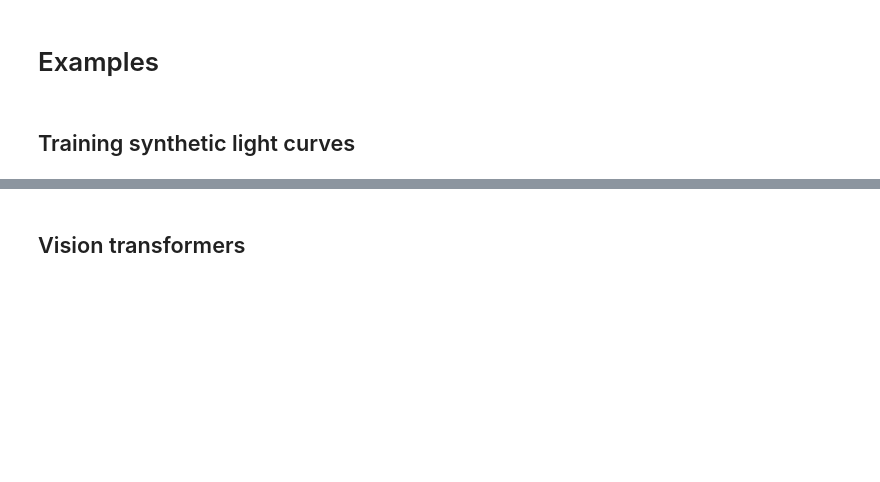
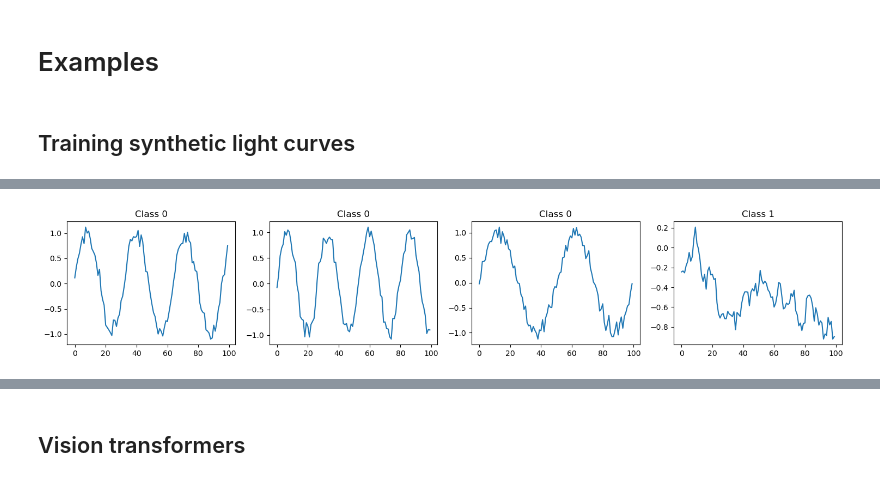
Before and after one commit to fforster/AS4501, a Jupyter notebook: ML_NNs/AS4501_Attention.ipynb, the cells around one changed output, grey strips where cells are left out. Saved outputs shown, nothing was run; the diff lists cells and outputs as text; code cells hidden in the pictures; blank space fills up the shorter version.

```diff
--- a/ML_NNs/AS4501_Attention.ipynb
+++ b/ML_NNs/AS4501_Attention.ipynb
@@ -250,0 +225,52 @@ Epoch 10: Loss = 0.0009, Accuracy = 1.0000
+# %%
+import torch
+import torch.nn as nn
+from torch.utils.data import Dataset, DataLoader, random_split
+import numpy as np
+import matplotlib.pyplot as plt
+from sklearn.metrics import confusion_matrix, ConfusionMatrixDisplay
+
+# === Synthetic Astronomical Dataset ===
+class LightCurveDataset(Dataset):
+    def __init__(self, n_samples=1000, seq_len=100):
+        self.data, self.labels, self.seq_len = [], [], seq_len
+        for _ in range(n_samples):
+            if np.random.rand() < 0.5:
+                freq = np.random.uniform(0.1, 0.5)
+                time = np.linspace(0, 10, seq_len)
+                mag = np.sin(2 * np.pi * freq * time) + 0.1 * np.random.randn(seq_len)
+                label = 0
+            else:
+                mag = np.cumsum(np.random.randn(seq_len)) * 0.1
+                label = 1
+            self.data.append(mag); self.labels.append(label)
+        self.data = torch.tensor(self.data, dtype=torch.float32).unsqueeze(-1)
+        self.labels = torch.tensor(self.labels, dtype=torch.long)
+    def __len__(self): return len(self.labels)
+    def __getitem__(self, idx): return self.data[idx], self.labels[idx]
+
+# === Data, split, loaders ===
+device = torch.device("cuda" if torch.cuda.is_available() else "cpu")
+dataset = LightCurveDataset(n_samples=2000)
+
+n_train = int(0.8 * len(dataset))
+n_test  = len(dataset) - n_train
+train_set, test_set = random_split(
+    dataset, [n_train, n_test],
+    generator=torch.Generator().manual_seed(42),
+)
+train_loader = DataLoader(train_set, batch_size=64, shuffle=True)
+test_loader  = DataLoader(test_set,  batch_size=64, shuffle=False)
+
+def plot_samples(dataset, num=4):
+    fig, axs = plt.subplots(1, num, figsize=(15, 3))
+    for i in range(num):
+        x, y = dataset[i]
+        axs[i].plot(x.squeeze().numpy())
+        axs[i].set_title(f"Class {y.item()}")
+    plt.tight_layout()
+    plt.show()
+
+plot_samples(dataset)
+# %% [output]
+[figure, added]
```
Also changed, not shown: parts of 22 cells of this notebook.
